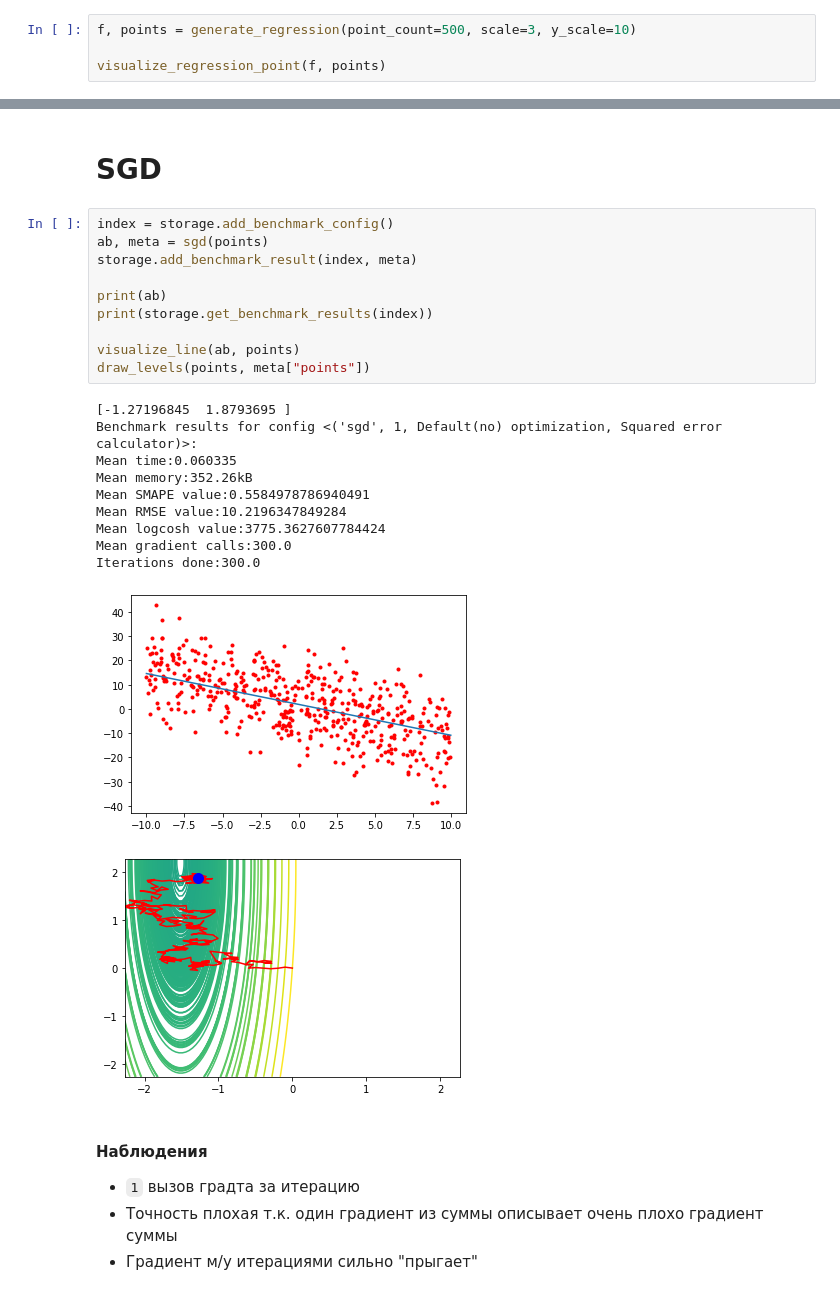
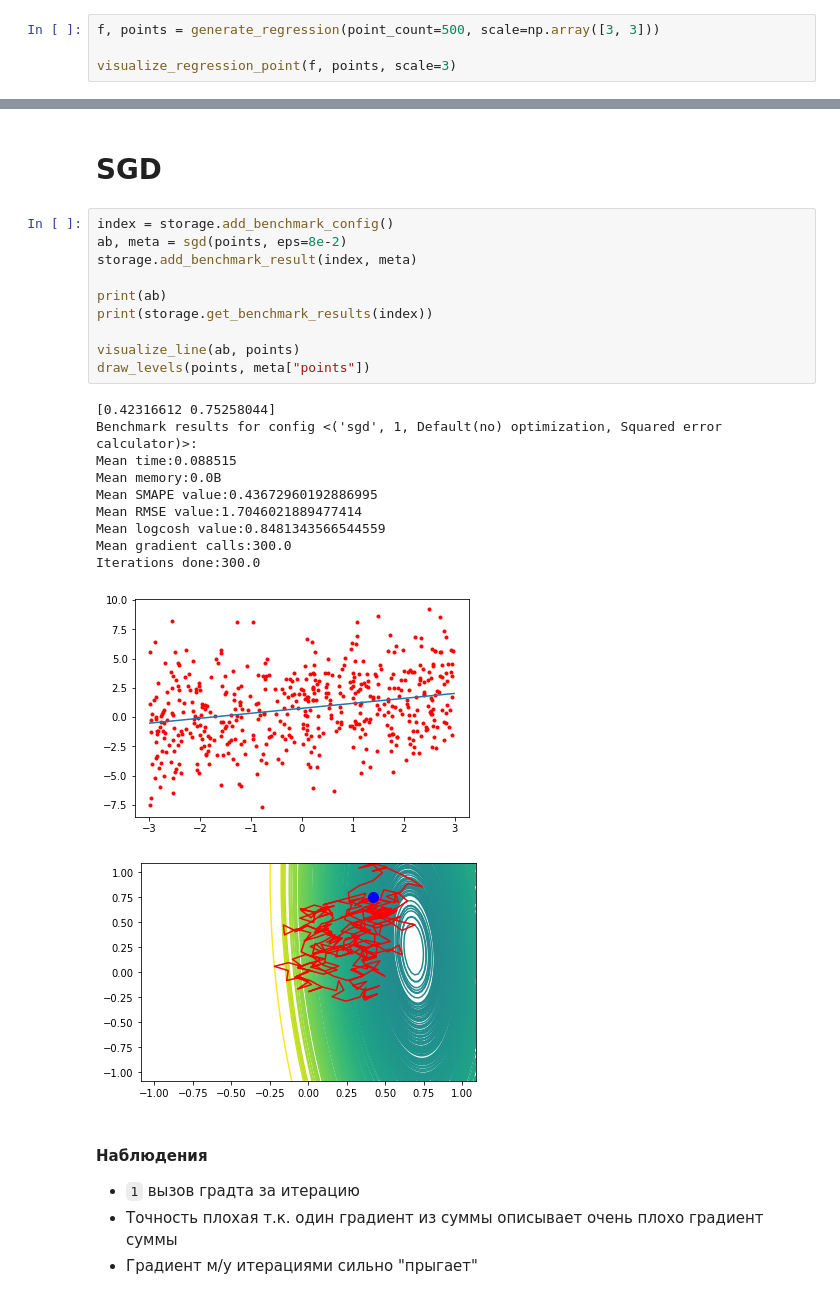
Before and after one commit to EasySocHacks/Optimization-Methods-IFMO, a Jupyter notebook: HW2/2.1.ipynb, the cells around one changed output, grey strips where cells are left out. Saved outputs shown, nothing was run; the diff lists cells and outputs as text.

```diff
--- a/HW2/2.1.ipynb
+++ b/HW2/2.1.ipynb
@@ -8,7 +9,7 @@ from HW2.regression_generator import generate_regression
 from HW2.sgd import sgd, minibatch_gd, gd
 from HW2.visualization import visualize_regression_point, visualize_line, draw_levels
 # %%
-f, points = generate_regression(point_count=500, scale=3, y_scale=10)
+f, points = generate_regression(point_count=500, scale=np.array([3, 3]))
 
-visualize_regression_point(f, points)
+visualize_regression_point(f, points, scale=3)
 # %% [output]
@@ -19,26 +20,26 @@ storage = BenchmarkStorage()
 # SGD
 # %%
 index = storage.add_benchmark_config()
-ab, meta = sgd(points)
+ab, meta = sgd(points, eps=8e-2)
 storage.add_benchmark_result(index, meta)
 
 print(ab)
 print(storage.get_benchmark_results(index))
 
 visualize_line(ab, points)
 draw_levels(points, meta["points"])
 # %% [output]
-[-1.27196845  1.8793695 ]
+[0.42316612 0.75258044]
 Benchmark results for config <('sgd', 1, Default(no) optimization, Squared error calculator)>:
-Mean time:0.060335
-Mean memory:352.26kB
-Mean SMAPE value:0.5584978786940491
-Mean RMSE value:10.2196347849284
-Mean logcosh value:3775.3627607784424
+Mean time:0.088515
+Mean memory:0.0B
+Mean SMAPE value:0.43672960192886995
+Mean RMSE value:1.7046021889477414
+Mean logcosh value:0.8481343566544559
 Mean gradient calls:300.0
 Iterations done:300.0
-[figure, old version]
+[figure, new version]
-[figure, old version]
+[figure, new version]
 # %% [markdown]
 #### Наблюдения
 * `1` вызов градта за итерацию
```
Also changed, not shown: parts of 8 cells of this notebook, 1 other file.
